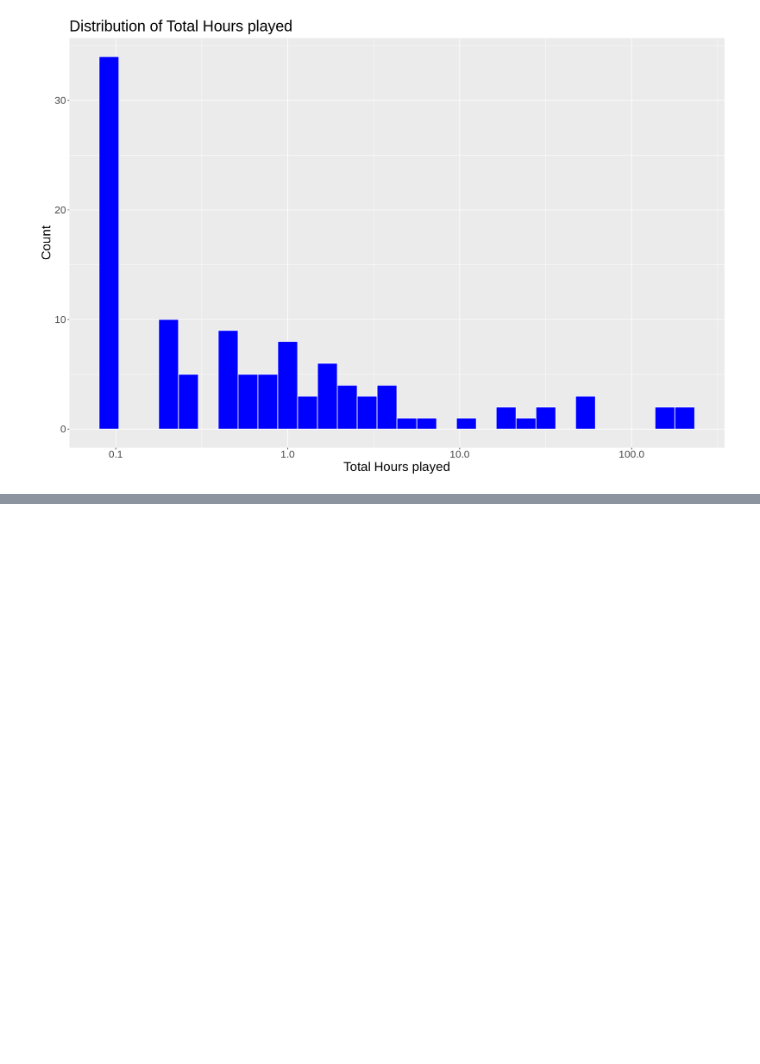
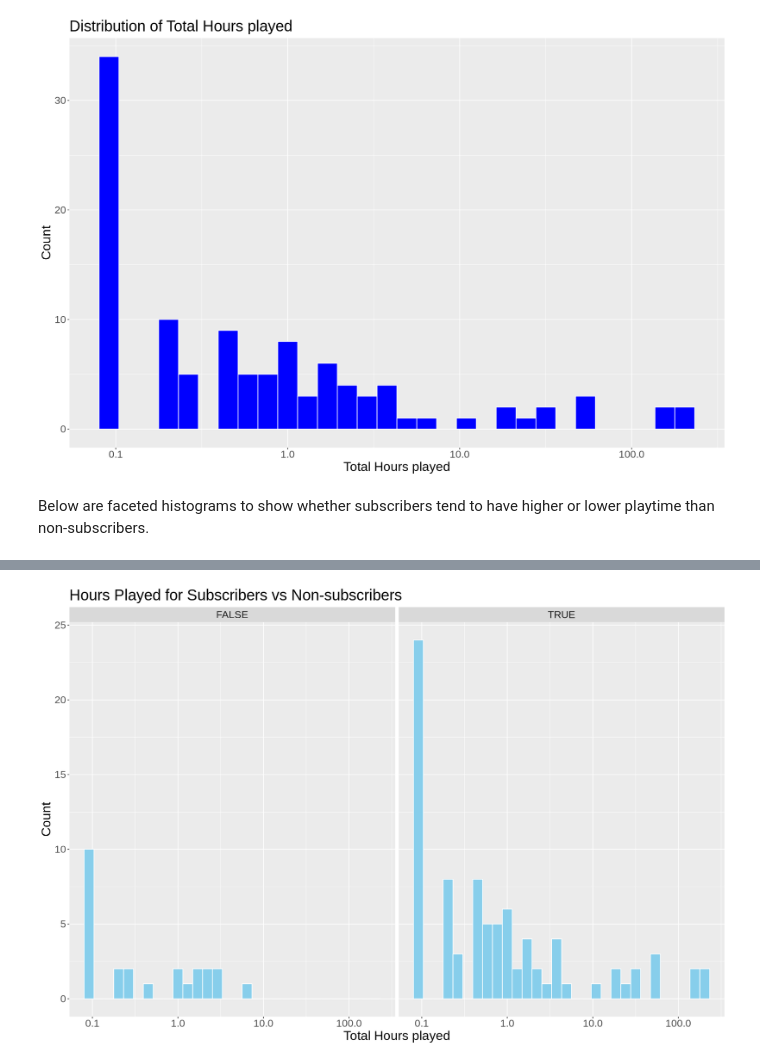
Before and after one commit to egshiglened/dsci_100_project_033, a Jupyter notebook: individual_project.ipynb, the cells around one changed output, grey strips where cells are left out. Saved outputs shown, nothing was run; the diff lists cells and outputs as text; code cells hidden in the pictures; blank space fills up the shorter version.

Commit message:
Added more plots and methods and plan
added details, descriptions of the plots and methods and plan

```diff
--- a/individual_project.ipynb
+++ b/individual_project.ipynb
@@ -209,3 +214,17 @@ Warning message in scale_x_log10():
 Warning message:
 “Removed 85 rows containing non-finite outside the scale range (`stat_bin()`).”
 [figure]
+# %% [markdown]
+Below are faceted histograms to show whether subscribers tend to have higher or lower playtime than non-subscribers.
+# %%
+options(repr.plot.width = 15, repr.plot.height = 10)
+players_histogram_1 <- players_1 |>
+    ggplot(aes(x = played_hours)) +
+    geom_histogram(bins = 30, fill = "skyblue", color = "white") +
+    scale_x_log10() +
+    facet_wrap(~subscribe) +
+    labs(title = "Hours Played for Subscribers vs Non-subscribers",
+         x = "Total Hours played",
+         y = "Count") + theme(text = element_text(size = 20))
+players_histogram_1
+# %% [output]
@@ -211,0 +235 @@ Warning message:
+[figure, added]
```
Also changed, not shown: parts of 11 cells of this notebook.
